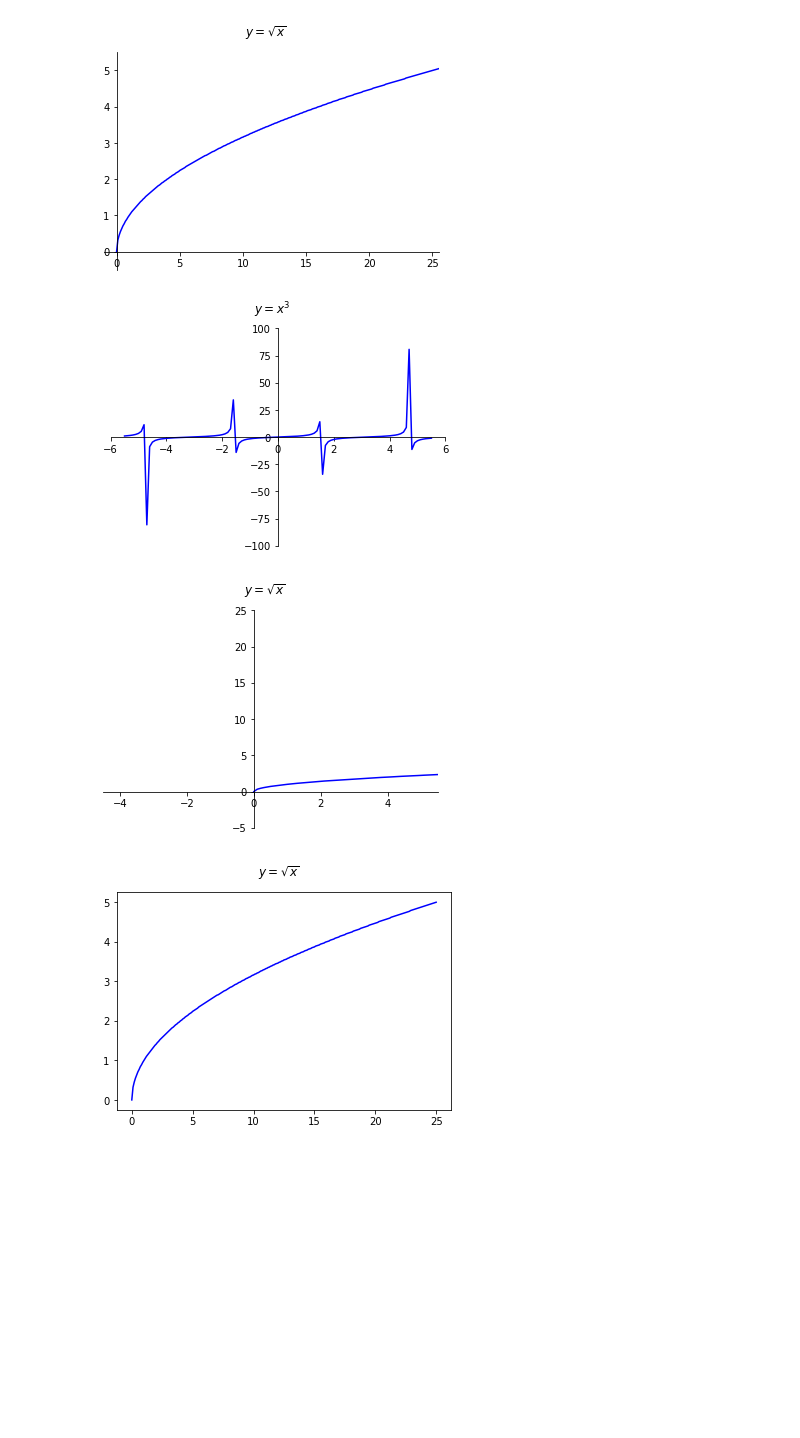
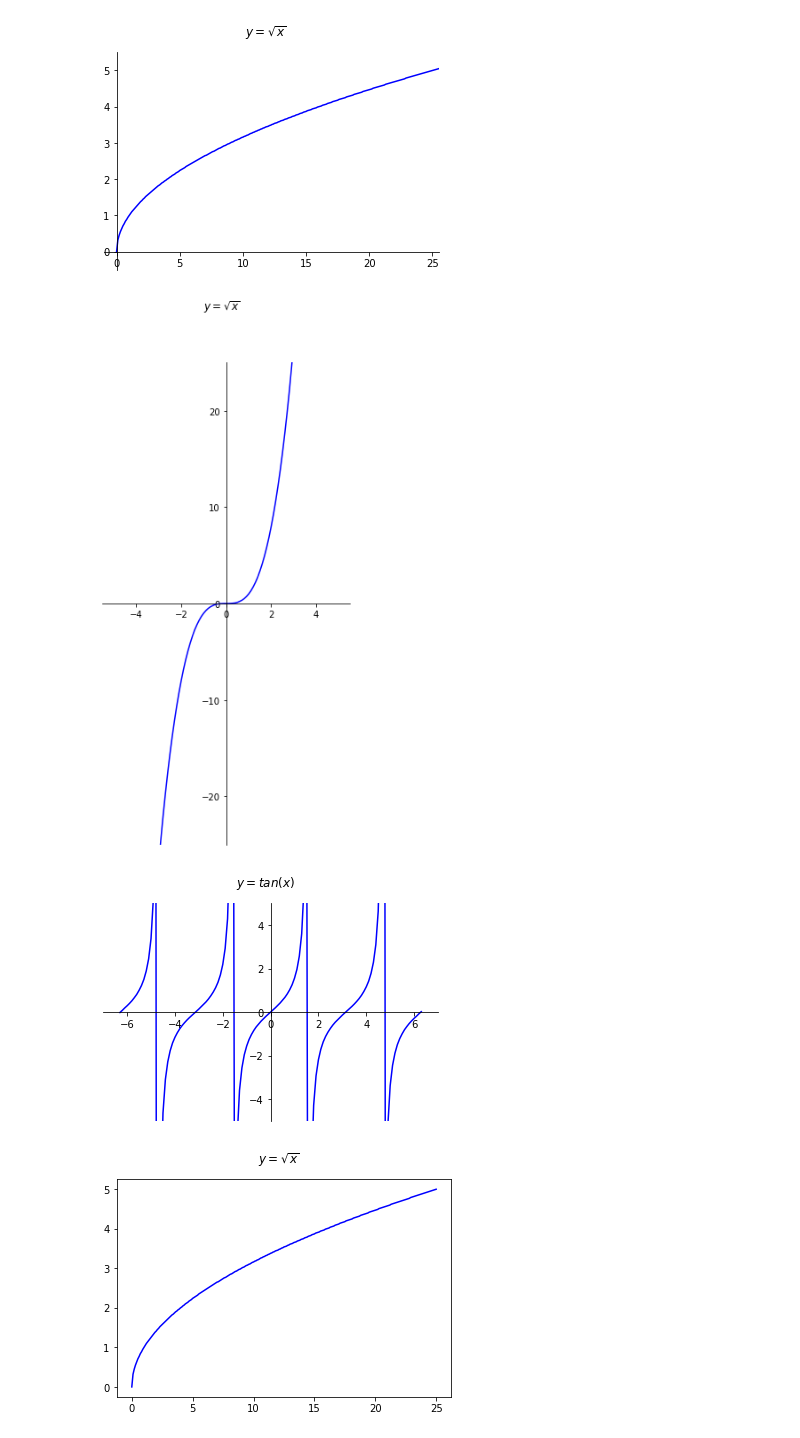
Before and after one commit to kjeliasen/python-exercises, a Jupyter notebook: 4.6.1_matplotlib_exercises.ipynb, the cells around one changed output. Saved outputs shown, nothing was run; the diff lists cells and outputs as text; code cells hidden in the pictures; blank space fills up the shorter version.

```diff
--- a/4.6.1_matplotlib_exercises.ipynb
+++ b/4.6.1_matplotlib_exercises.ipynb
@@ -63,34 +63,34 @@ plt.show()
 # %% [output]
 [figure]
 # %%
-xvals2b = [round(x, 1) for x in np.arange(-5.5, 5.51, .01)]
-yvals2b = [round(math.tan(x), 2) for x in xvals2b]
+xvals2b = [round(x, 1) for x in np.arange(-5, 5.01, .1)]
+yvals2b = [round(x ** 3, 2) for x in xvals2b]
 
-fig2b, ax2b = plt.subplots()
+fig2b, ax2b = plt.subplots(figsize=(5,10))
 ax2b.plot(xvals2b, yvals2b, c='b')
-plt.suptitle('$y = x^3$')
-
-plt.xlim(-6, 6)
-plt.ylim(-100,100)
+plt.suptitle('$y = \sqrt{x}$')
+#plt.figure(figsize=(1,2))
+plt.xlim(-5.5, 5.5)
+plt.ylim(-25,25)
 
 ax2b.spines['left'].set_position('zero')
 ax2b.spines['bottom'].set_position('zero')
 ax2b.spines['top'].set_color('none')
 ax2b.spines['right'].set_color('none')
 
 plt.show()
 # %% [output]
-[figure, old version]
+[figure, new version]
 # %%
-xvals2c = [round(x, 1) for x in np.arange(0, 25.01, .1)]
-yvals2c = [round(x ** .5, 2) for x in xvals2c]
+xvals2c = [round(x, 1) for x in np.arange(-2 * math.pi, 2 * math.pi +.0001, .01 * math.pi)]
+yvals2c = [round(math.tan(x), 2) for x in xvals2c]
 
 fig2c, ax2c = plt.subplots()
 ax2c.plot(xvals2c, yvals2c, c='b')
-plt.suptitle('$y = \sqrt{x}$')
+plt.suptitle('$y = tan(x)$')
 
-plt.xlim(-4.5, 5.5)
-plt.ylim(-5,25)
+plt.xlim(-7, 7)
+plt.ylim(-5,5)
 
 ax2c.spines['left'].set_position('zero')
 ax2c.spines['bottom'].set_position('zero')
@@ -99,6 +99,6 @@ ax2c.spines['right'].set_color('none')
 
 plt.show()
 # %% [output]
-[figure, old version]
+[figure, new version]
 # %%
 xvals2d = [round(x, 1) for x in np.arange(0, 25.01, .1)]
```
Also changed, not shown: parts of 2 cells of this notebook.
